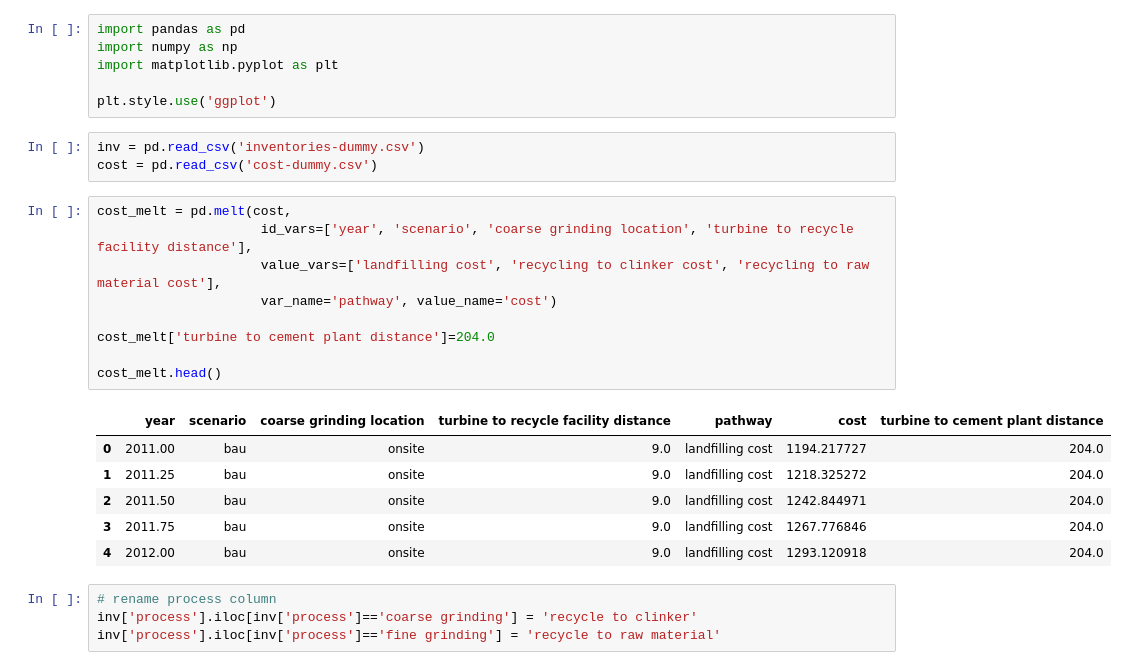
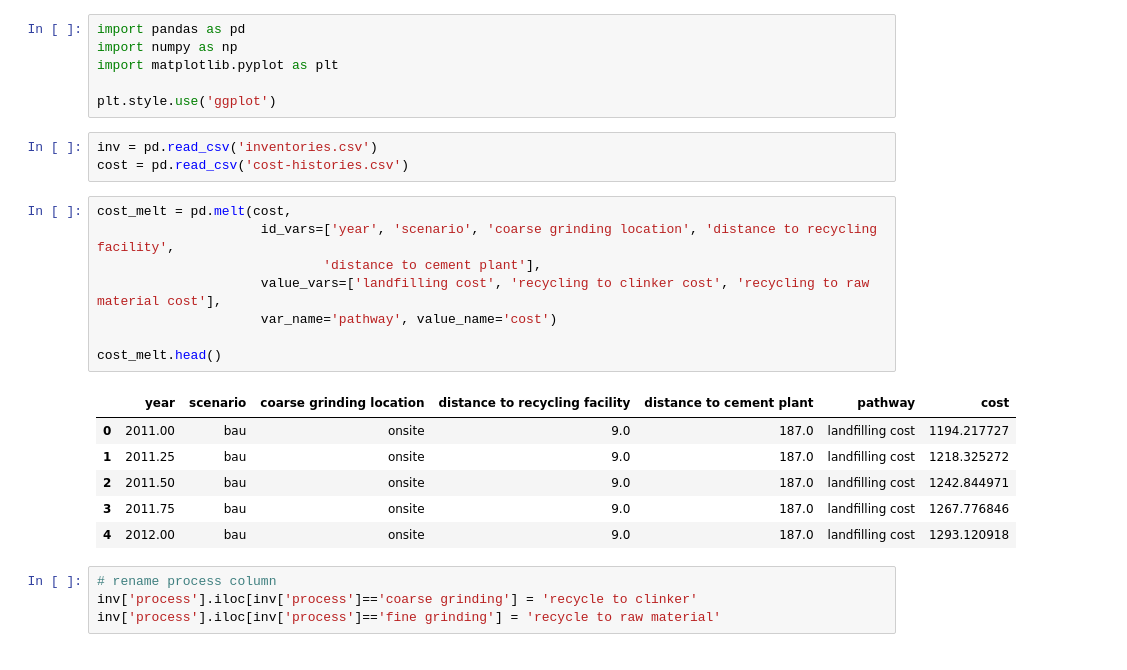
Before and after one commit to NREL/celavi, a Jupyter notebook: notebooks/CELAVI-Figures.ipynb, the cells around one changed output. Saved outputs shown, nothing was run; the diff lists cells and outputs as text.

```diff
--- a/notebooks/CELAVI-Figures.ipynb
+++ b/notebooks/CELAVI-Figures.ipynb
@@ -5,24 +5,23 @@ import matplotlib.pyplot as plt
 
 plt.style.use('ggplot')
 # %%
-inv = pd.read_csv('inventories-dummy.csv')
-cost = pd.read_csv('cost-dummy.csv')
+inv = pd.read_csv('inventories.csv')
+cost = pd.read_csv('cost-histories.csv')
 # %%
 cost_melt = pd.melt(cost,
-                     id_vars=['year', 'scenario', 'coarse grinding location', 'turbine to recycle facility distance'],
+                     id_vars=['year', 'scenario', 'coarse grinding location', 'distance to recycling facility',
+                             'distance to cement plant'],
                      value_vars=['landfilling cost', 'recycling to clinker cost', 'recycling to raw material cost'],
                      var_name='pathway', value_name='cost')
 
-cost_melt['turbine to cement plant distance']=204.0
-
 cost_melt.head()
 # %% [output]
-|  | year | scenario | coarse grinding location | turbine to recycle facility distance | pathway | cost | turbine to cement plant distance |
-| 0 | 2011.00 | bau | onsite | 9.0 | landfilling cost | 1194.217727 | 204.0 |
-| 1 | 2011.25 | bau | onsite | 9.0 | landfilling cost | 1218.325272 | 204.0 |
-| 2 | 2011.50 | bau | onsite | 9.0 | landfilling cost | 1242.844971 | 204.0 |
-| 3 | 2011.75 | bau | onsite | 9.0 | landfilling cost | 1267.776846 | 204.0 |
-| 4 | 2012.00 | bau | onsite | 9.0 | landfilling cost | 1293.120918 | 204.0 |
+|  | year | scenario | coarse grinding location | distance to recycling facility | distance to cement plant | pathway | cost |
+| 0 | 2011.00 | bau | onsite | 9.0 | 187.0 | landfilling cost | 1194.217727 |
+| 1 | 2011.25 | bau | onsite | 9.0 | 187.0 | landfilling cost | 1218.325272 |
+| 2 | 2011.50 | bau | onsite | 9.0 | 187.0 | landfilling cost | 1242.844971 |
+| 3 | 2011.75 | bau | onsite | 9.0 | 187.0 | landfilling cost | 1267.776846 |
+| 4 | 2012.00 | bau | onsite | 9.0 | 187.0 | landfilling cost | 1293.120918 |
 # %%
 # rename process column
 inv['process'].iloc[inv['process']=='coarse grinding'] = 'recycle to clinker'
```
Also changed, not shown: parts of 22 cells of this notebook.
